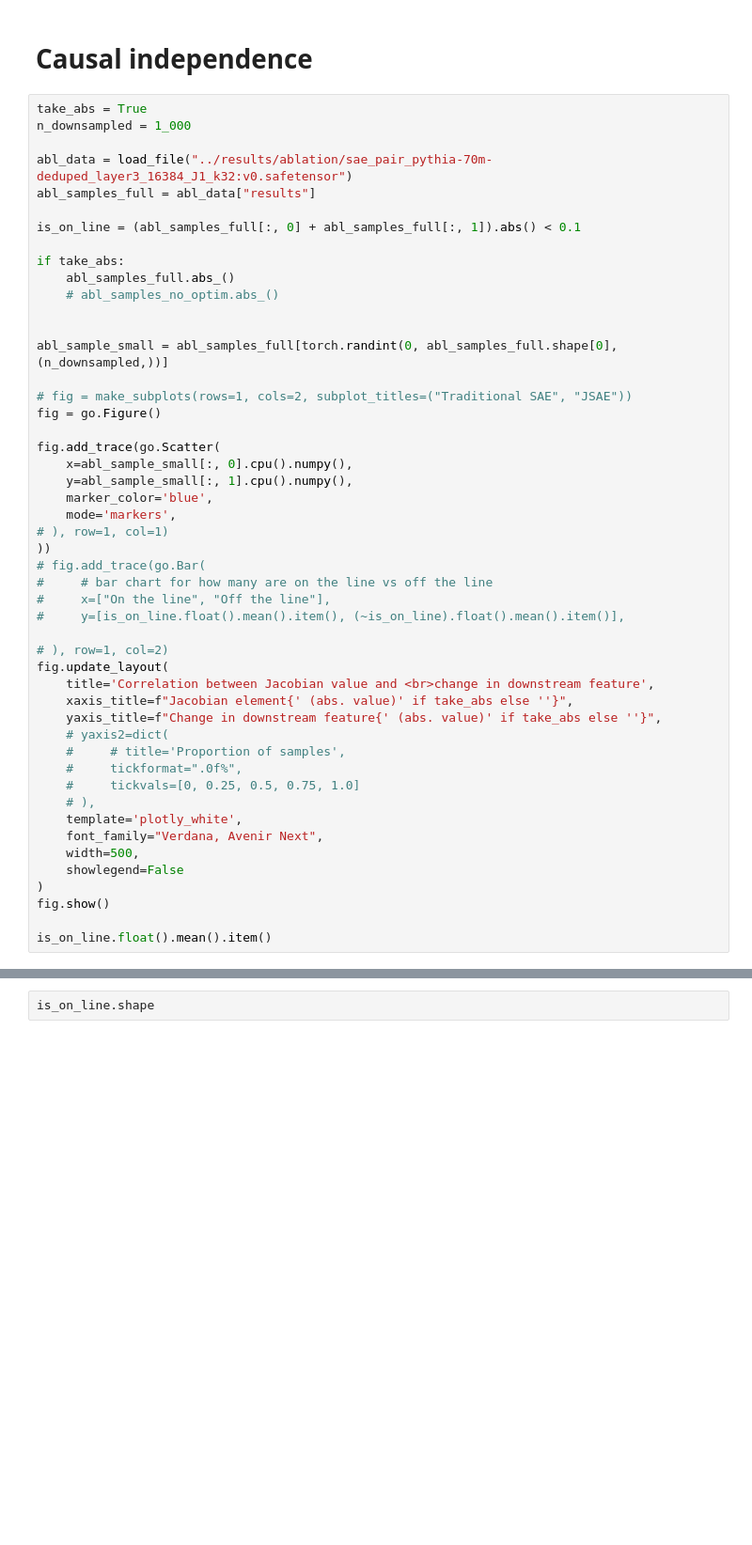
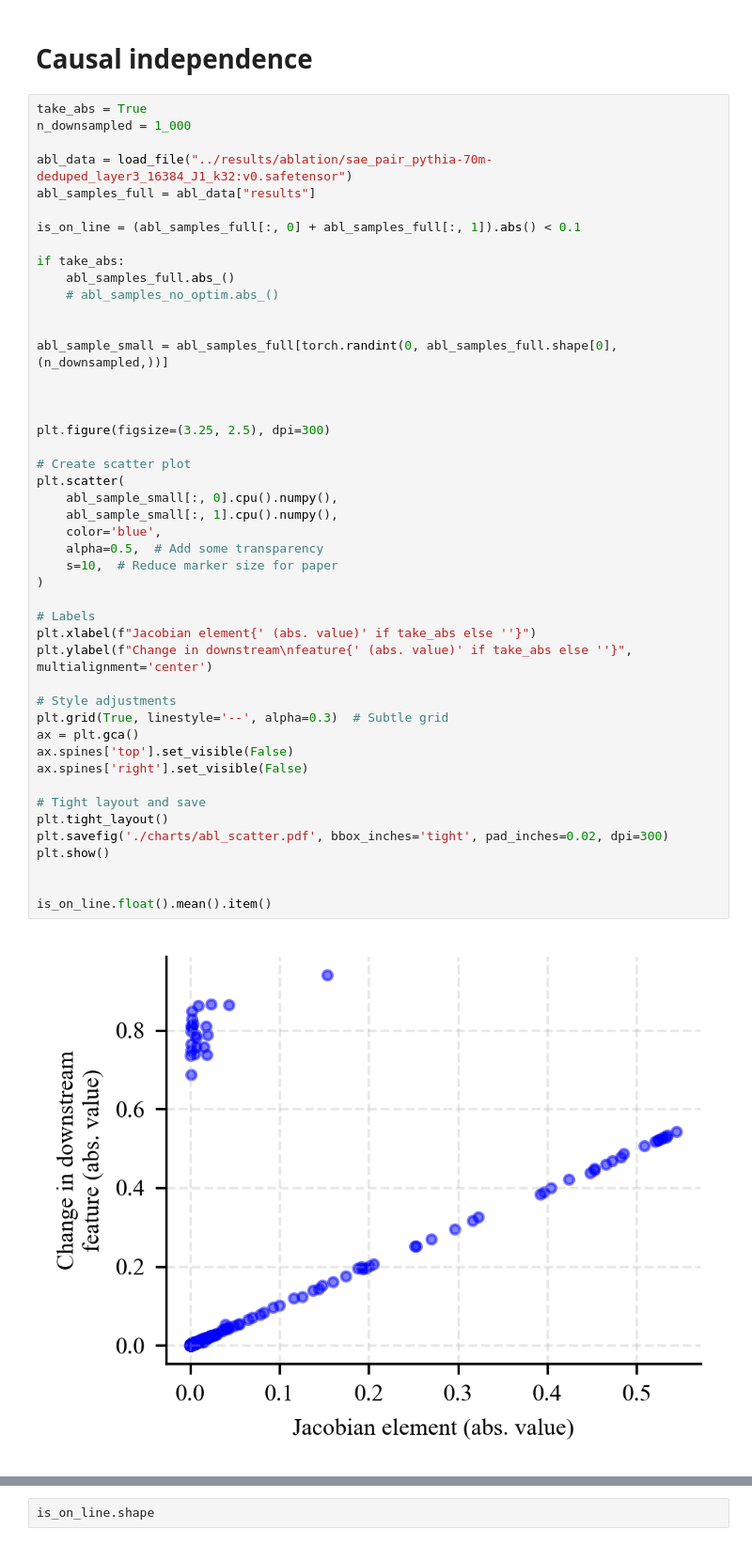
Before and after one commit to jugard99/jacobian-saes, a Jupyter notebook: notebooks/final_charts.ipynb, the cells around one changed output, grey strips where cells are left out. Shown at 94% size. Drawn from its saved outputs; the diff is of its cells as text; blank space fills up the shorter version.

```diff
--- a/notebooks/final_charts.ipynb
+++ b/notebooks/final_charts.ipynb
@@ -184,53 +225,51 @@ TODO: make sure we're only shuffling rows and cols, not just shuffling all eleme
 # %%
 take_abs = True
 n_downsampled = 1_000
 
 abl_data = load_file("../results/ablation/sae_pair_pythia-70m-deduped_layer3_16384_J1_k32:v0.safetensor")
 abl_samples_full = abl_data["results"]
 
 is_on_line = (abl_samples_full[:, 0] + abl_samples_full[:, 1]).abs() < 0.1
 
 if take_abs:
     abl_samples_full.abs_()
     # abl_samples_no_optim.abs_()
 
 
 abl_sample_small = abl_samples_full[torch.randint(0, abl_samples_full.shape[0], (n_downsampled,))]
 
-# fig = make_subplots(rows=1, cols=2, subplot_titles=("Traditional SAE", "JSAE"))
-fig = go.Figure()
 
-fig.add_trace(go.Scatter(
-    x=abl_sample_small[:, 0].cpu().numpy(),
-    y=abl_sample_small[:, 1].cpu().numpy(),
-    marker_color='blue',
-    mode='markers',
-# ), row=1, col=1)
-))
-# fig.add_trace(go.Bar(
-#     # bar chart for how many are on the line vs off the line
-#     x=["On the line", "Off the line"],
-#     y=[is_on_line.float().mean().item(), (~is_on_line).float().mean().item()],
 
-# ), row=1, col=2)
-fig.update_layout(
-    title='Correlation between Jacobian value and <br>change in downstream feature',
-    xaxis_title=f"Jacobian element{' (abs. value)' if take_abs else ''}",
-    yaxis_title=f"Change in downstream feature{' (abs. value)' if take_abs else ''}",
-    # yaxis2=dict(
-    #     # title='Proportion of samples',
-    #     tickformat=".0f%",
-    #     tickvals=[0, 0.25, 0.5, 0.75, 1.0]
-    # ),
-    template='plotly_white',
-    font_family="Verdana, Avenir Next",
-    width=500,
-    showlegend=False
+plt.figure(figsize=(3.25, 2.5), dpi=300)
+
+# Create scatter plot
+plt.scatter(
+    abl_sample_small[:, 0].cpu().numpy(),
+    abl_sample_small[:, 1].cpu().numpy(),
+    color='blue',
+    alpha=0.5,  # Add some transparency
+    s=10,  # Reduce marker size for paper
 )
-fig.show()
+
+# Labels
+plt.xlabel(f"Jacobian element{' (abs. value)' if take_abs else ''}")
+plt.ylabel(f"Change in downstream\nfeature{' (abs. value)' if take_abs else ''}", multialignment='center')
+
+# Style adjustments
+plt.grid(True, linestyle='--', alpha=0.3)  # Subtle grid
+ax = plt.gca()
+ax.spines['top'].set_visible(False)
+ax.spines['right'].set_visible(False)
+
+# Tight layout and save
+plt.tight_layout()
+plt.savefig('./charts/abl_scatter.pdf', bbox_inches='tight', pad_inches=0.02, dpi=300)
+plt.show()
+
 
 is_on_line.float().mean().item()
 # %% [output]
+[figure, added]
 0.9749128818511963
 # %%
 is_on_line.shape
```
Also changed, not shown: parts of 9 cells of this notebook, 14 other files.
